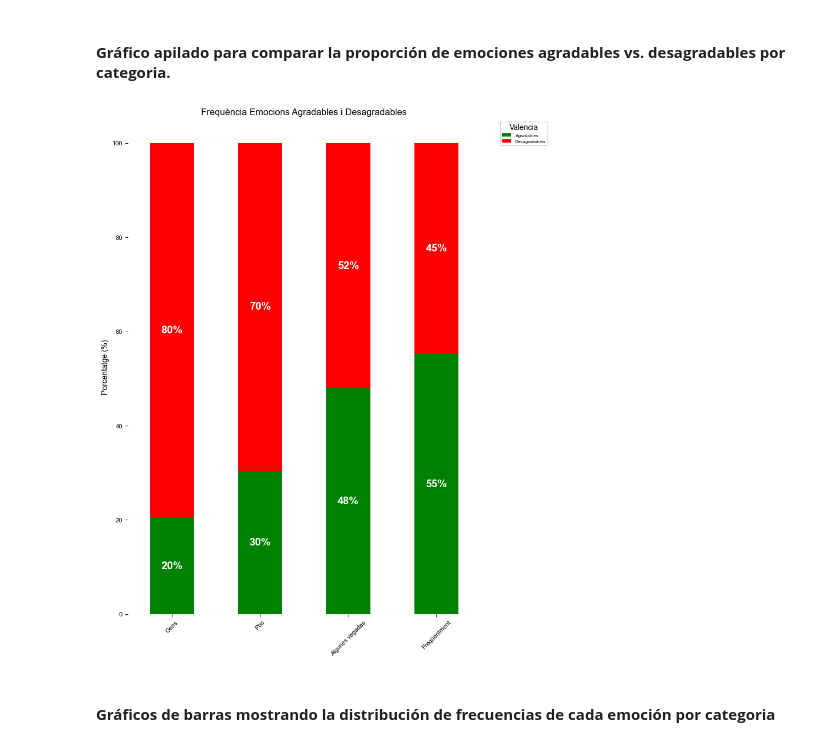
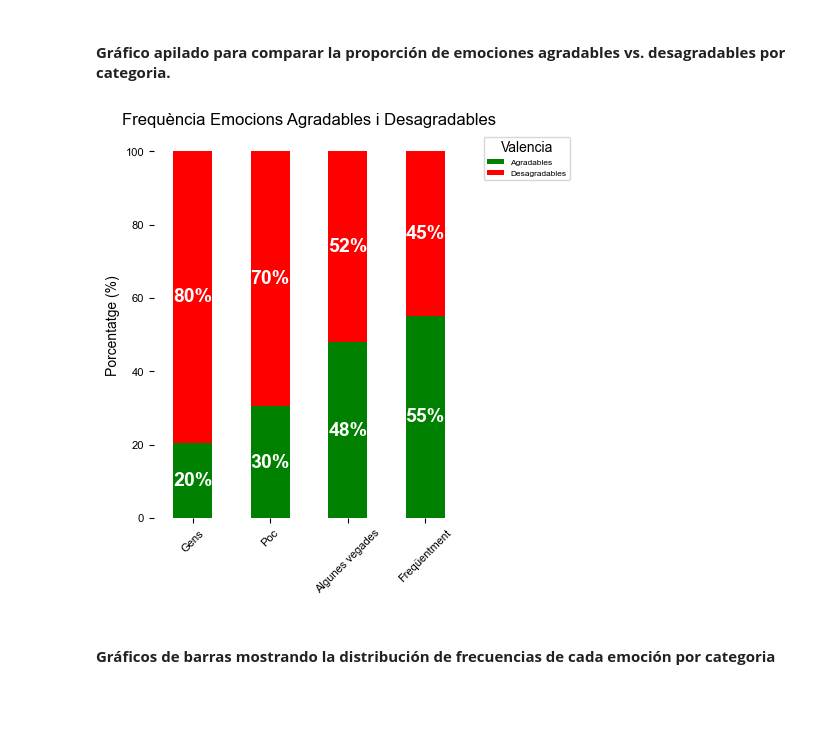
Before and after one commit to sebasto7/SEJ, a Jupyter notebook: SEJ24-analisis.ipynb, the cells around one changed output. Saved outputs shown, nothing was run; the diff lists cells and outputs as text; code cells hidden in the pictures; blank space fills up the shorter version.

```diff
--- a/SEJ24-analisis.ipynb
+++ b/SEJ24-analisis.ipynb
@@ -493,35 +493,35 @@ df_frecuencias = pd.DataFrame({
 }).fillna(0)
 
 # Reordenar las filas del DataFrame según la secuencia deseada
 secuencia_frecuencia_emociones = ['Gens', 'Poc', 'Algunes vegades', 'Freqüentment']
 df_frecuencias = df_frecuencias.loc[secuencia_frecuencia_emociones]
 
 # Convertir a porcentaje sobre el total de cada tipo de respuesta
 df_frecuencias_perc = df_frecuencias.div(df_frecuencias.sum(axis=1), axis=0) * 100
 
 # Crear gráfico de barras apiladas con porcentajes
-fig, ax = plt.subplots(figsize=(8.27, 11.69))
+fig, ax = plt.subplots(figsize=(4, 5)) # A4: figsize=(8.27, 11.69)
 ax.set_frame_on(False)
 
 # Graficar las barras apiladas
 df_frecuencias_perc.plot(kind='bar', stacked=True, color=['green', 'red'], ax=ax)
 
 # Añadir etiquetas de porcentaje dentro de las barras
 for i, (pos, neg) in enumerate(zip(df_frecuencias_perc['Agradables'], df_frecuencias_perc['Desagradables'])):
     ax.text(i, pos / 2, f'{pos:.0f}%', ha='center', va='center', color='white', fontweight='bold',fontsize=14,fontfamily='Arial')
     ax.text(i, pos + (neg / 2), f'{neg:.0f}%', ha='center', va='center', color='white', fontweight='bold',fontsize=14,fontfamily='Arial')
 
 # Añadir etiquetas y título
 plt.title('Frequència Emocions Agradables i Desagradables')
 #plt.xlabel('Tipus de Resposta')
 plt.ylabel('Porcentatge (%)')
 plt.xticks(rotation=45)
 ax.legend(title="Valencia", bbox_to_anchor=(1.05, 1), loc='upper left')
 
 # Mostrar gráfico
 plt.show()
 # %% [output]
-[figure, old version]
+[figure, new version]
 # %%
 # Si se quiere guardar el gráfico al PC
 # Definiendo directorios
```
Also changed, not shown: parts of 18 cells of this notebook.
